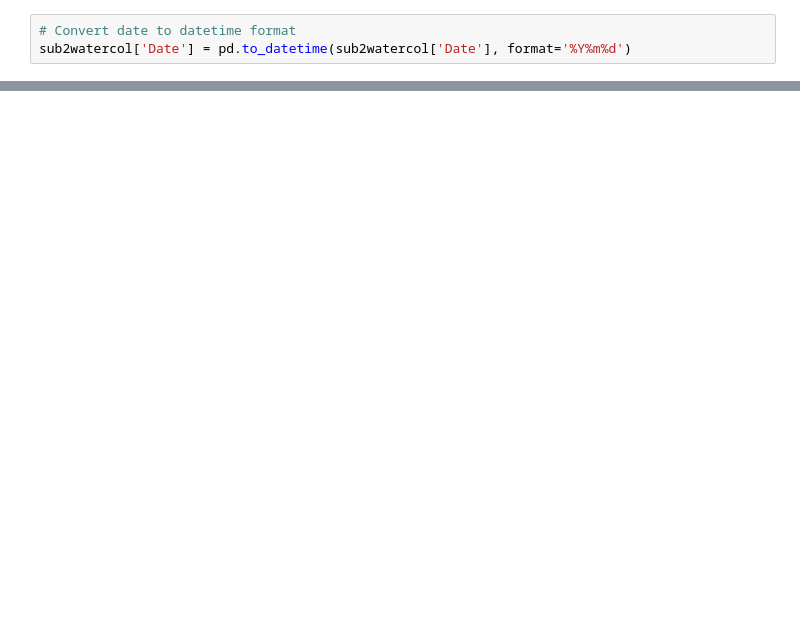
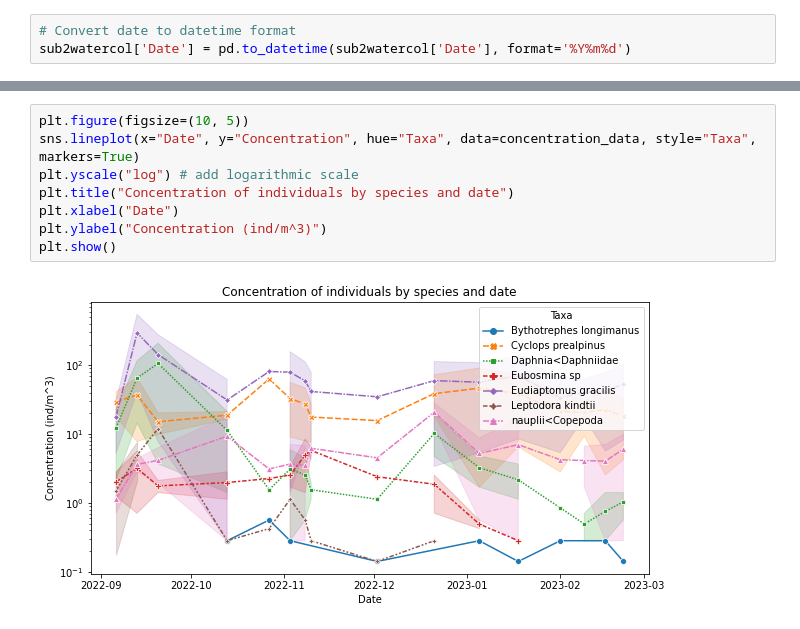
Before and after one commit to JerKeller/MP-Ecotaxa, a Jupyter notebook: ecotaxa_analysis.ipynb, the cells around one changed output, grey strips where cells are left out. Cells and saved outputs as stored; diff of their text form; blank space fills up the shorter version.

```diff
--- a/ecotaxa_analysis.ipynb
+++ b/ecotaxa_analysis.ipynb
@@ -102,0 +102,10 @@ SyntaxError: ignored
+# %%
+plt.figure(figsize=(10, 5))
+sns.lineplot(x="Date", y="Concentration", hue="Taxa", data=concentration_data, style="Taxa", markers=True)
+plt.yscale("log") # add logarithmic scale
+plt.title("Concentration of individuals by species and date")
+plt.xlabel("Date")
+plt.ylabel("Concentration (ind/m^3)")
+plt.show()
+# %% [output]
+[figure, added]
```
Also changed, not shown: parts of 21 cells of this notebook.
